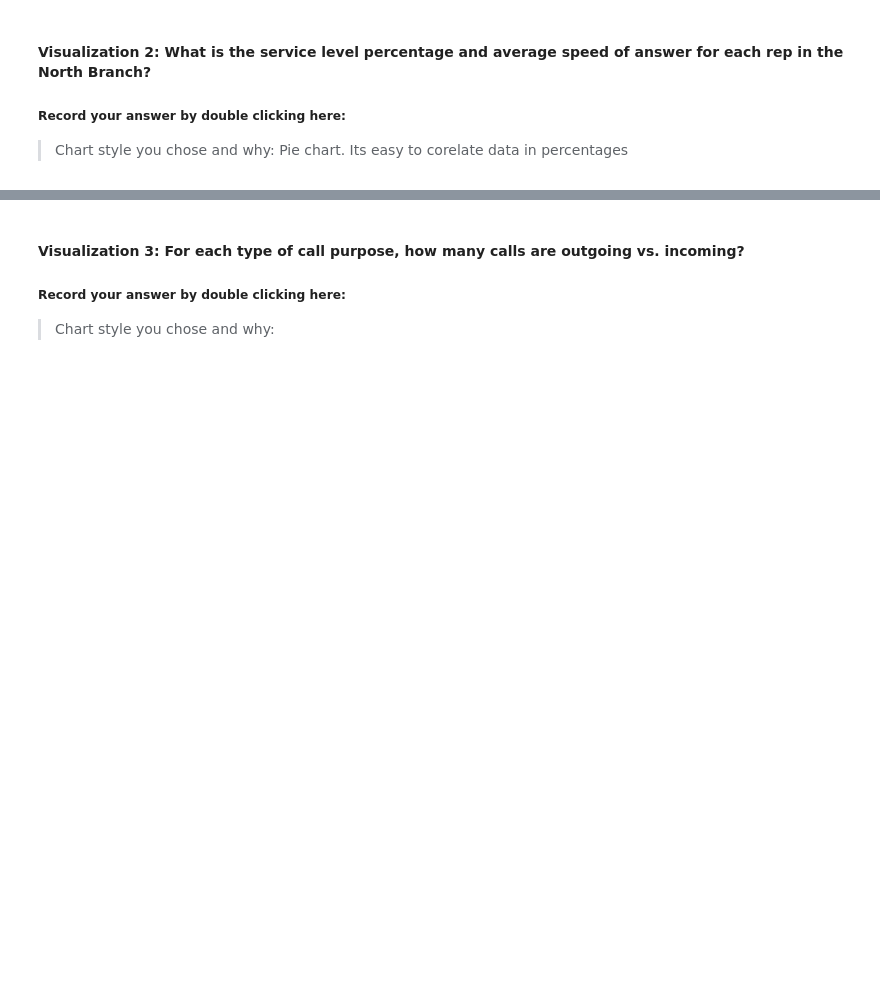
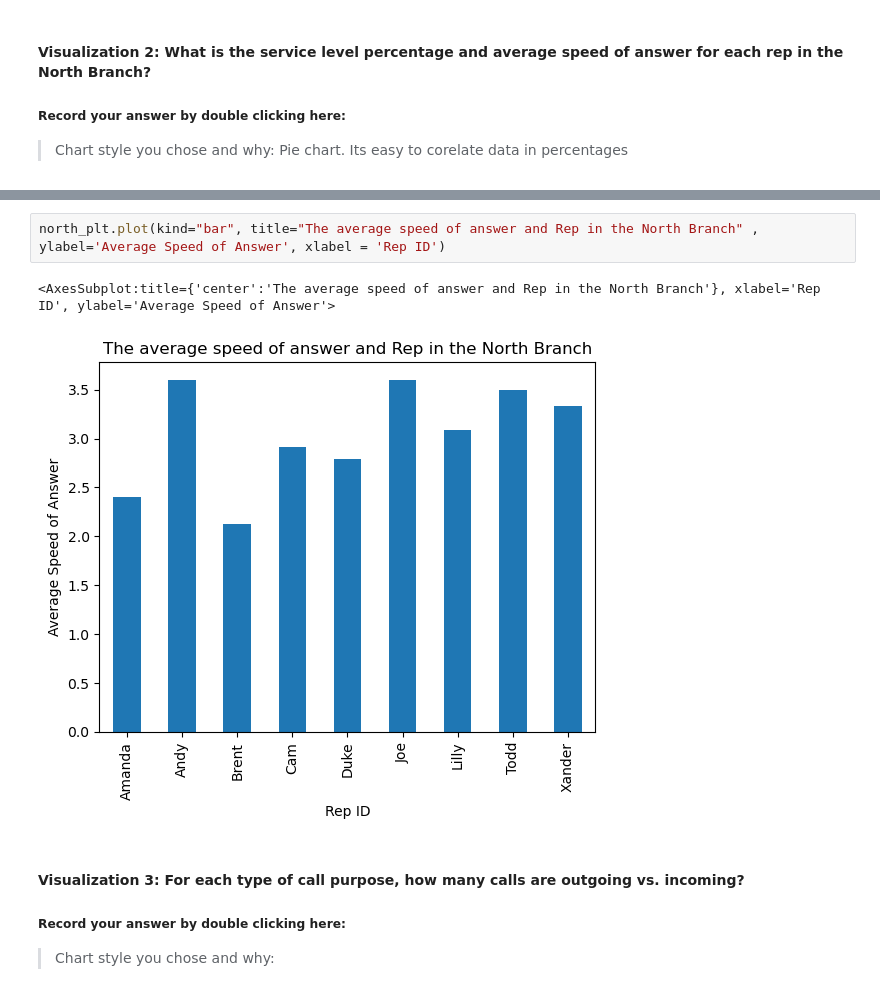
Before and after one commit to shalo888/call-center-cleanup-assignment, a Jupyter notebook: Call_Center_Cleanup.ipynb, the cells around one changed output, grey strips where cells are left out. Cells and saved outputs as stored; diff of their text form; blank space fills up the shorter version.

```diff
--- a/Call_Center_Cleanup.ipynb
+++ b/Call_Center_Cleanup.ipynb
@@ -470,3 +467,8 @@ service_level["Service Level %"].plot.pie(figsize=(10,4),
+# %%
+north_plt.plot(kind="bar", title="The average speed of answer and Rep in the North Branch" , ylabel='Average Speed of Answer', xlabel = 'Rep ID')
+# %% [output]
+<AxesSubplot:title={'center':'The average speed of answer and Rep in the North Branch'}, xlabel='Rep ID', ylabel='Average Speed of Answer'>
+[figure, added]
 # %% [markdown]
 #### Visualization 3: For each type of call purpose, how many calls are outgoing vs. incoming?
 ##### Record your answer by double clicking here:
```
Also changed, not shown: parts of 10 cells of this notebook.
